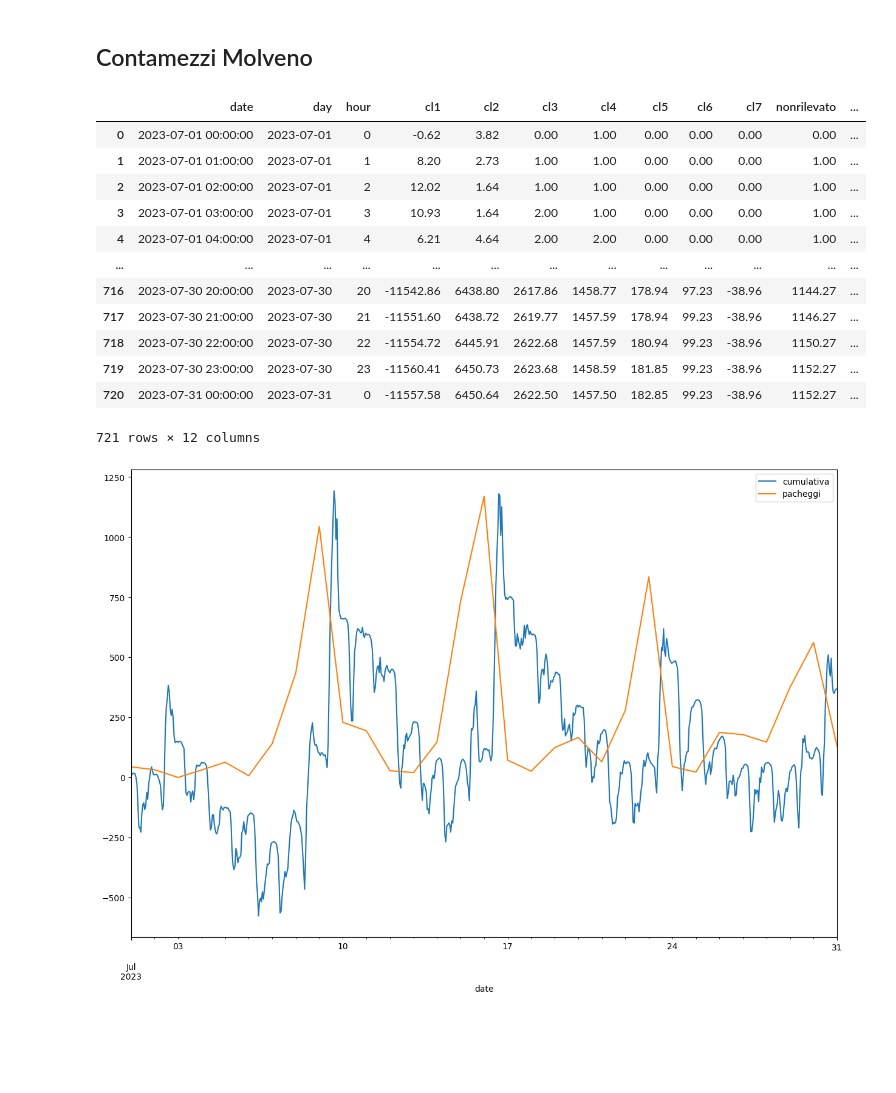
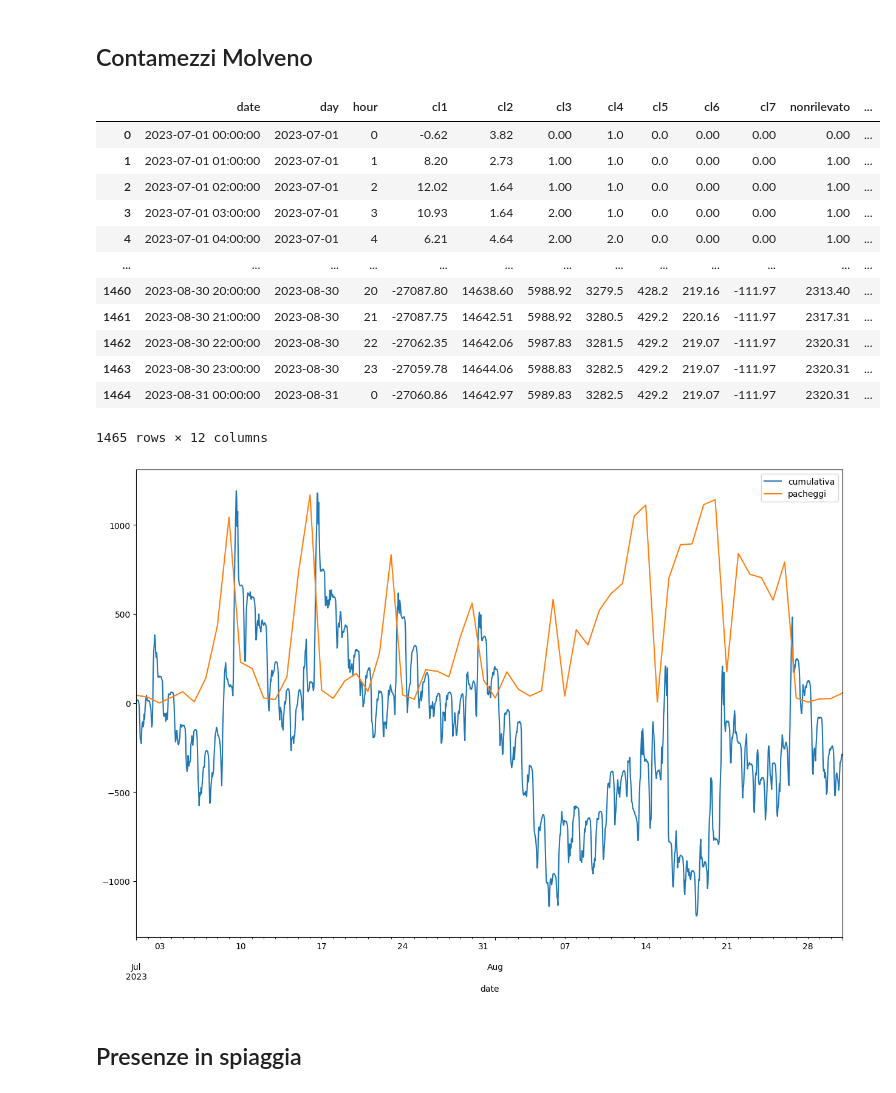
Before and after one commit to tn-aixpa/datiturismo, a Jupyter notebook: experiments/2.traffico vs presenze.ipynb, the cells around one changed output. Saved outputs shown, nothing was run; the diff lists cells and outputs as text; code cells hidden in the pictures; blank space fills up the shorter version.

```diff
--- a/experiments/2.traffico vs presenze.ipynb
+++ b/experiments/2.traffico vs presenze.ipynb
@@ -9,5 +9,8 @@ from datasets_tourism import *
 # %% [markdown]
 ## Setup dataset
+# %%
+START_DATE = "2023-07-01"
+END_DATE= "2023-08-31"
 # %%
 statistiche_parcheggi_molveno_df["date"] = pd.to_datetime(statistiche_parcheggi_molveno_df["date"])
 # %%
@@ -42,8 +31,6 @@ See the caveats in the documentation: https://pandas.pydata.org/pandas-docs/stab
 # %% [markdown]
 ## Contamezzi spiaggia
 # %%
-START_DATE = "2023-07-01"
-END_DATE= "2023-07-31"
 DRIFT_CORRECTION_FACTOR = 1.075
 
 entrata_lago = contamezzi_df[(contamezzi_df["sensore"] == "M47") & (contamezzi_df["direzione"] == 1) & (contamezzi_df["day"] >= START_DATE) & (contamezzi_df["day"] <= END_DATE)]
@@ -85,45 +92,43 @@ ax = statistiche_parcheggi_molveno_df[(statistiche_parcheggi_molveno_df["date"]
 # %% [markdown]
 ## Contamezzi Molveno
 # %%
-START_DATE = "2023-07-01"
-END_DATE= "2023-07-31"
 DRIFT_CORRECTION_FACTOR = 1.09
 
 entrata_paese_1 = contamezzi_df[(contamezzi_df["sensore"] == "M40") & (contamezzi_df["direzione"] == 1) & (contamezzi_df["day"] >= START_DATE) & (contamezzi_df["day"] <= END_DATE)]
 entrata_paese_1 = entrata_paese_1.reset_index().drop(columns=['index','sensore','direzione','comune'])
 
 uscita_paese_1 = contamezzi_df[(contamezzi_df["sensore"] == "M40") & (contamezzi_df["direzione"] == 2) & (contamezzi_df["day"] >= START_DATE) & (contamezzi_df["day"] <= END_DATE)]
 uscita_paese_1 = uscita_paese_1.reset_index().drop(columns=['index','sensore','direzione','comune'])
 
 entrata_paese_2 = contamezzi_df[(contamezzi_df["sensore"] == "M42") & (contamezzi_df["direzione"] == 1) & (contamezzi_df["day"] >= START_DATE) & (contamezzi_df["day"] <= END_DATE)]
 entrata_paese_2 = entrata_paese_2.reset_index().drop(columns=['index','sensore','direzione','comune'])
 
 uscita_paese_2 = contamezzi_df[(contamezzi_df["sensore"] == "M42") & (contamezzi_df["direzione"] == 2) & (contamezzi_df["day"] >= START_DATE) & (contamezzi_df["day"] <= END_DATE)]
 uscita_paese_2 = uscita_paese_2.reset_index().drop(columns=['index','sensore','direzione','comune'])
 
 entrata_paese = entrata_paese_1.set_index(['date','day','hour']).add(entrata_paese_2.set_index(['date','day','hour']), fill_value=0).reset_index()
 uscita_paese = uscita_paese_1.set_index(['date','day','hour']).add(uscita_paese_2.set_index(['date','day','hour']), fill_value=0).reset_index()
 
 differenza_paese = entrata_paese.set_index(['date','day','hour']).subtract(uscita_paese.set_index(['date','day','hour'])*DRIFT_CORRECTION_FACTOR, fill_value=0).reset_index()
 
 cumulativa_paese = differenza_paese.copy()
 for c in ['cl1','cl2','cl3','cl4','cl5','cl6','cl7','nonrilevato','total_cars']:
     cumulativa_paese[c] = cumulativa_paese[c].cumsum()
 cumulativa_paese
 # %% [output]
 |  | date | day | hour | cl1 | cl2 | cl3 | cl4 | cl5 | cl6 | cl7 | nonrilevato | ... |
-| 0 | 2023-07-01 00:00:00 | 2023-07-01 | 0 | -0.62 | 3.82 | 0.00 | 1.00 | 0.00 | 0.00 | 0.00 | 0.00 | ... |
-| 1 | 2023-07-01 01:00:00 | 2023-07-01 | 1 | 8.20 | 2.73 | 1.00 | 1.00 | 0.00 | 0.00 | 0.00 | 1.00 | ... |
-| 2 | 2023-07-01 02:00:00 | 2023-07-01 | 2 | 12.02 | 1.64 | 1.00 | 1.00 | 0.00 | 0.00 | 0.00 | 1.00 | ... |
-| 3 | 2023-07-01 03:00:00 | 2023-07-01 | 3 | 10.93 | 1.64 | 2.00 | 1.00 | 0.00 | 0.00 | 0.00 | 1.00 | ... |
-| 4 | 2023-07-01 04:00:00 | 2023-07-01 | 4 | 6.21 | 4.64 | 2.00 | 2.00 | 0.00 | 0.00 | 0.00 | 1.00 | ... |
+| 0 | 2023-07-01 00:00:00 | 2023-07-01 | 0 | -0.62 | 3.82 | 0.00 | 1.0 | 0.0 | 0.00 | 0.00 | 0.00 | ... |
+| 1 | 2023-07-01 01:00:00 | 2023-07-01 | 1 | 8.20 | 2.73 | 1.00 | 1.0 | 0.0 | 0.00 | 0.00 | 1.00 | ... |
+| 2 | 2023-07-01 02:00:00 | 2023-07-01 | 2 | 12.02 | 1.64 | 1.00 | 1.0 | 0.0 | 0.00 | 0.00 | 1.00 | ... |
+| 3 | 2023-07-01 03:00:00 | 2023-07-01 | 3 | 10.93 | 1.64 | 2.00 | 1.0 | 0.0 | 0.00 | 0.00 | 1.00 | ... |
+| 4 | 2023-07-01 04:00:00 | 2023-07-01 | 4 | 6.21 | 4.64 | 2.00 | 2.0 | 0.0 | 0.00 | 0.00 | 1.00 | ... |
 | ... | ... | ... | ... | ... | ... | ... | ... | ... | ... | ... | ... | ... |
-| 716 | 2023-07-30 20:00:00 | 2023-07-30 | 20 | -11542.86 | 6438.80 | 2617.86 | 1458.77 | 178.94 | 97.23 | -38.96 | 1144.27 | ... |
-| 717 | 2023-07-30 21:00:00 | 2023-07-30 | 21 | -11551.60 | 6438.72 | 2619.77 | 1457.59 | 178.94 | 99.23 | -38.96 | 1146.27 | ... |
-| 718 | 2023-07-30 22:00:00 | 2023-07-30 | 22 | -11554.72 | 6445.91 | 2622.68 | 1457.59 | 180.94 | 99.23 | -38.96 | 1150.27 | ... |
-| 719 | 2023-07-30 23:00:00 | 2023-07-30 | 23 | -11560.41 | 6450.73 | 2623.68 | 1458.59 | 181.85 | 99.23 | -38.96 | 1152.27 | ... |
-| 720 | 2023-07-31 00:00:00 | 2023-07-31 | 0 | -11557.58 | 6450.64 | 2622.50 | 1457.50 | 182.85 | 99.23 | -38.96 | 1152.27 | ... |
+| 1460 | 2023-08-30 20:00:00 | 2023-08-30 | 20 | -27087.80 | 14638.60 | 5988.92 | 3279.5 | 428.2 | 219.16 | -111.97 | 2313.40 | ... |
+| 1461 | 2023-08-30 21:00:00 | 2023-08-30 | 21 | -27087.75 | 14642.51 | 5988.92 | 3280.5 | 429.2 | 220.16 | -111.97 | 2317.31 | ... |
+| 1462 | 2023-08-30 22:00:00 | 2023-08-30 | 22 | -27062.35 | 14642.06 | 5987.83 | 3281.5 | 429.2 | 219.07 | -111.97 | 2320.31 | ... |
+| 1463 | 2023-08-30 23:00:00 | 2023-08-30 | 23 | -27059.78 | 14644.06 | 5988.83 | 3282.5 | 429.2 | 219.07 | -111.97 | 2320.31 | ... |
+| 1464 | 2023-08-31 00:00:00 | 2023-08-31 | 0 | -27060.86 | 14642.97 | 5989.83 | 3282.5 | 429.2 | 219.07 | -111.97 | 2320.31 | ... |
-721 rows × 12 columns
+1465 rows × 12 columns
 # %%
 ax = None
 #ax = entrata_paese.plot(ax=ax, x="date", y="total_cars", label="entrata", figsize=(15,10))
@@ -133,4 +138,6 @@ ax = cumulativa_paese.plot(ax=ax, x="date", y="total_cars", label="cumulativa",
 
 ax = statistiche_parcheggi_molveno_df[(statistiche_parcheggi_molveno_df["date"] >= START_DATE) & (statistiche_parcheggi_molveno_df["date"] <= END_DATE)].plot(ax=ax, x="date", y="TOTALE", label="pacheggi", figsize=(15,10))
 # %% [output]
-[figure, old version]
+[figure, new version]
+# %% [markdown]
+## Presenze in spiaggia
```
Also changed, not shown: parts of 22 cells of this notebook.
